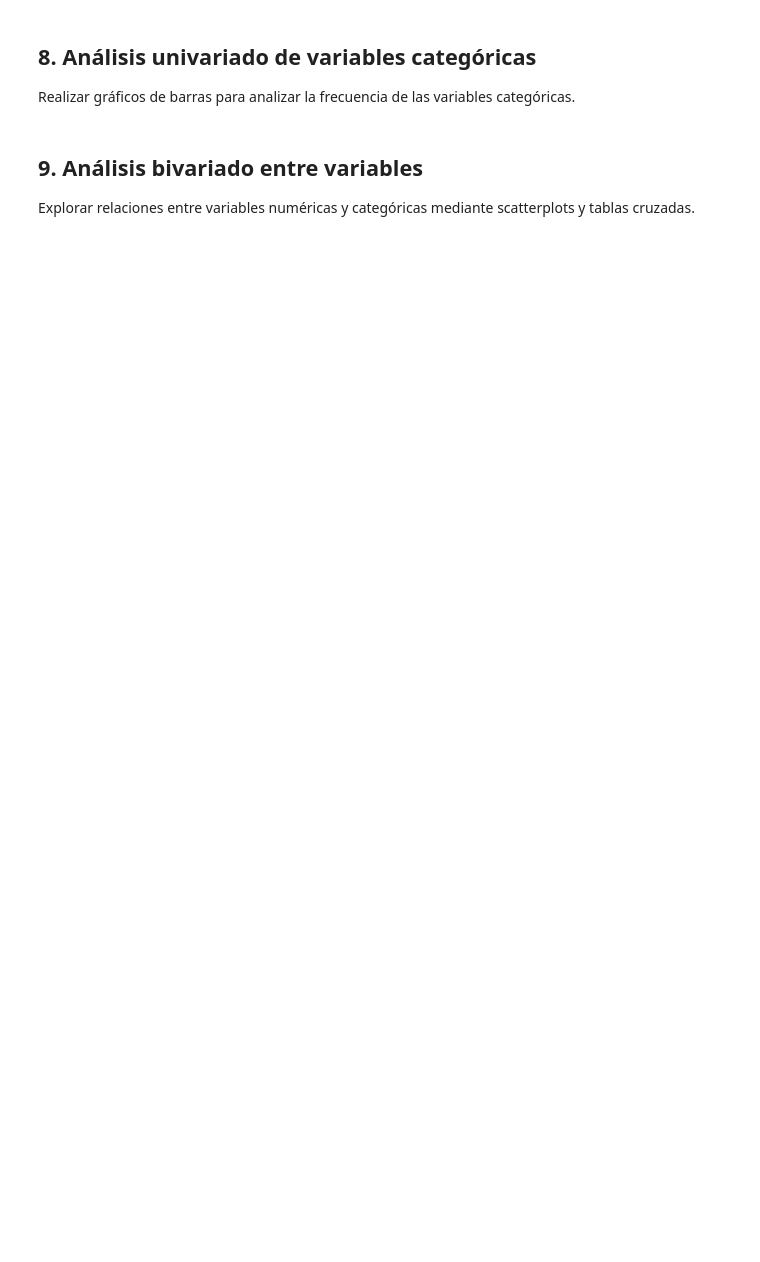
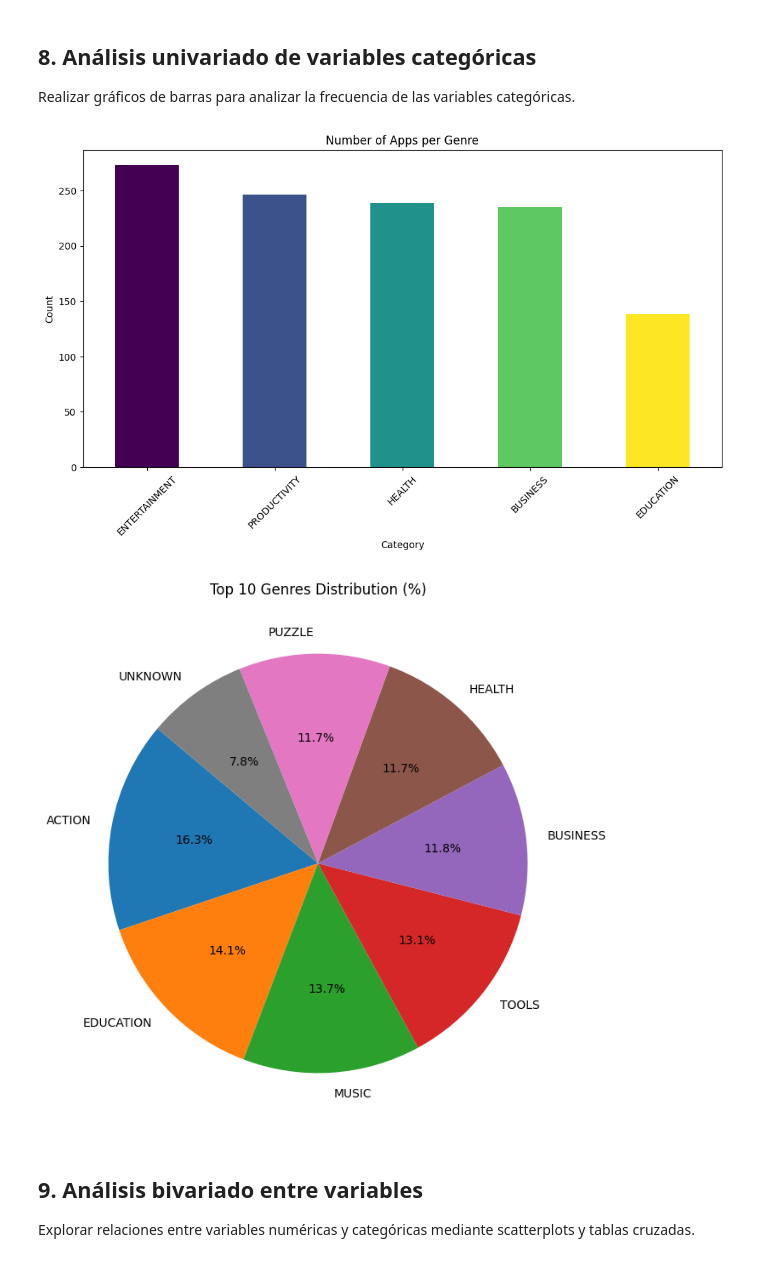
Before and after one commit to Ims2002/pyproject_eda, a Jupyter notebook: notebooks/eda.ipynb, the cells around one changed output. Saved outputs shown, nothing was run; the diff lists cells and outputs as text; code cells hidden in the pictures; blank space fills up the shorter version.

```diff
--- a/notebooks/eda.ipynb
+++ b/notebooks/eda.ipynb
@@ -235,9 +348,11 @@ Realizar histogramas y boxplots para analizar la distribución de las variables
 ## 8. Análisis univariado de variables categóricas
 Realizar gráficos de barras para analizar la frecuencia de las variables categóricas.
 # %%
-# Bar plot for a categorical variable
-# df['categorical_column'].value_counts().plot(kind='bar')
-# plt.show()
+viz.apps_per_genre(df_cleaned)
+viz.genre_distribution(df_cleaned)
+# %% [output]
+[figure, added]
+[figure, added]
 # %% [markdown]
 ## 9. Análisis bivariado entre variables
 Explorar relaciones entre variables numéricas y categóricas mediante scatterplots y tablas cruzadas.
```
Also changed, not shown: parts of 14 cells of this notebook, 7 other files.
